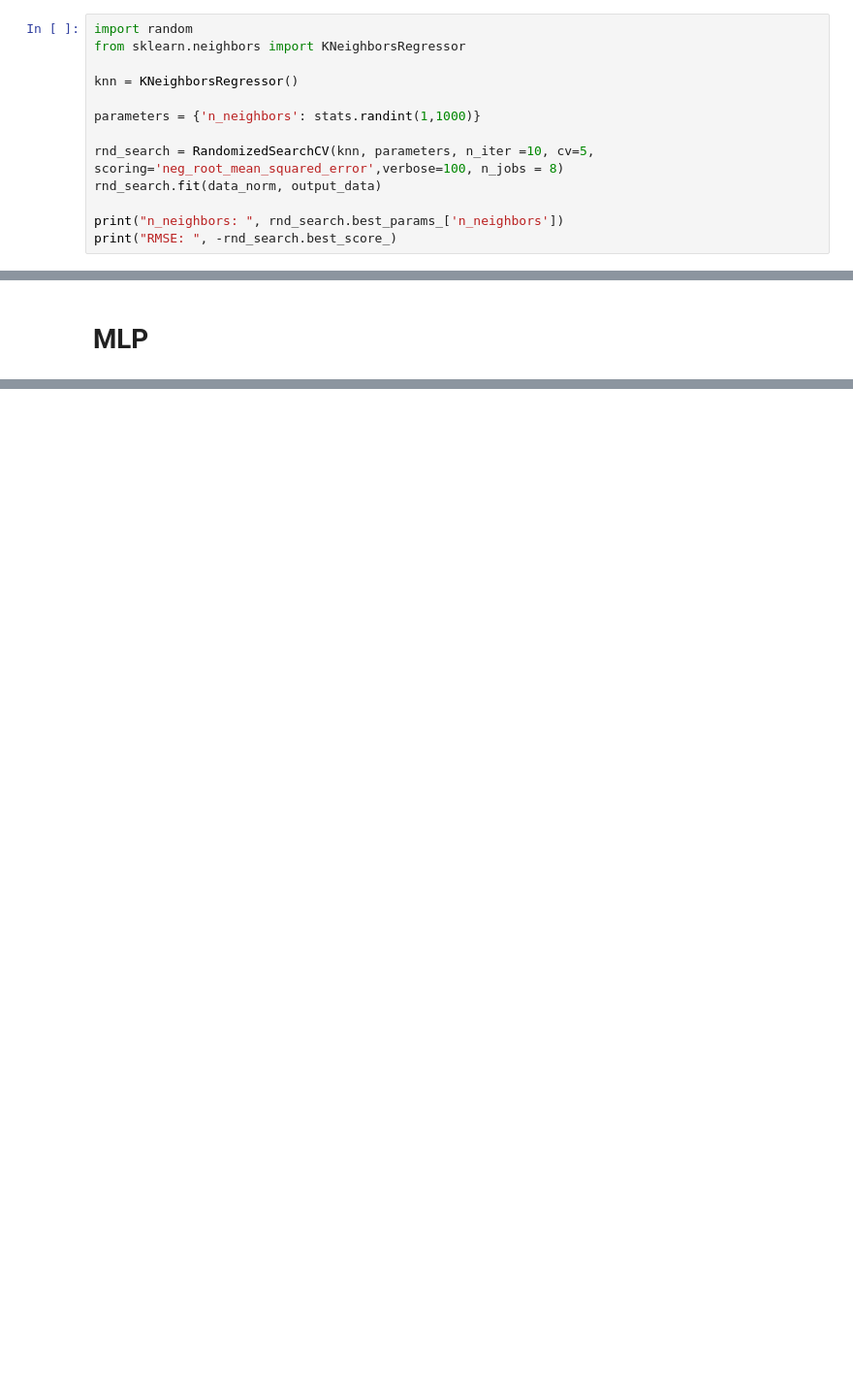
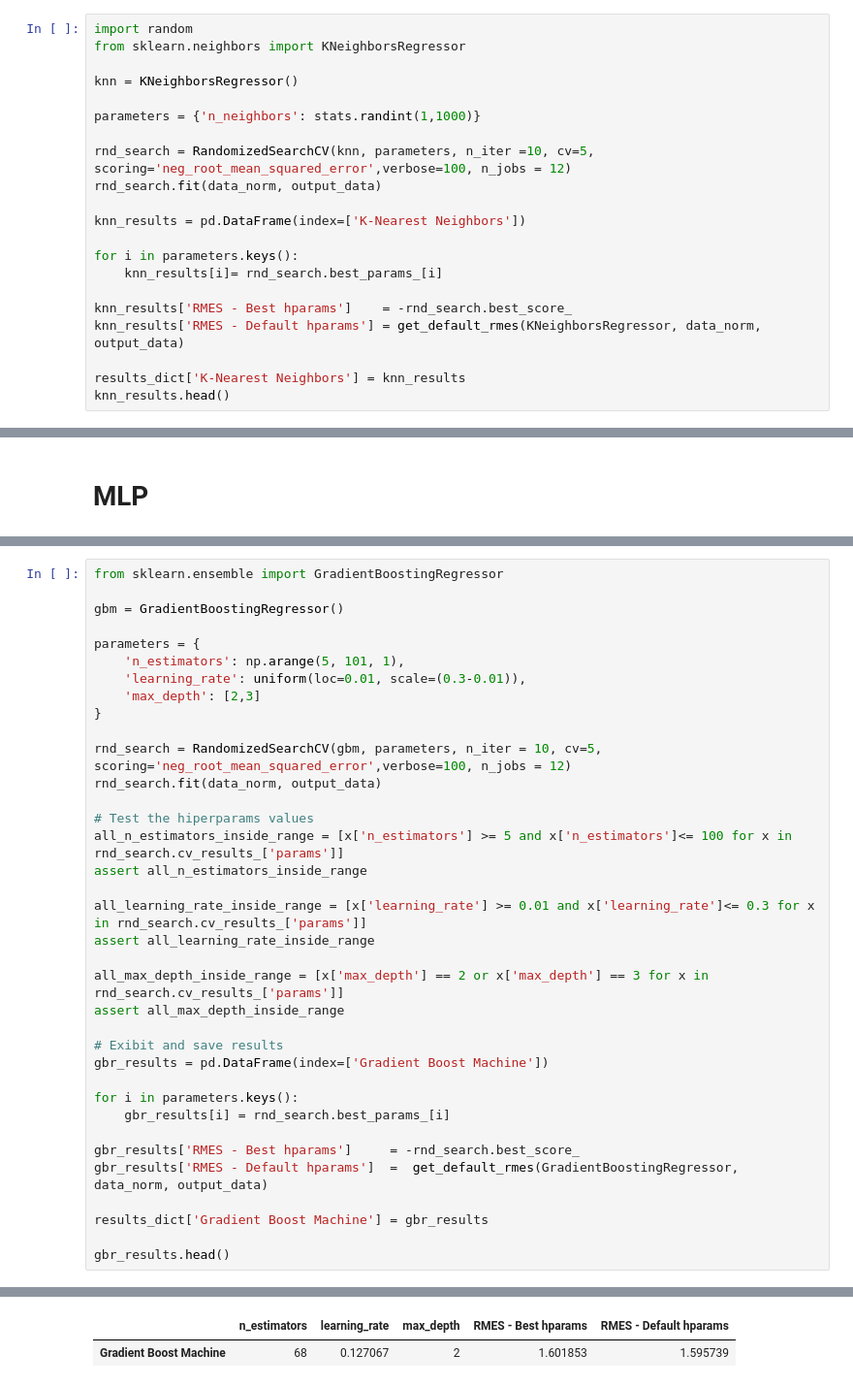
Before and after one commit to JorgeSantos18/MO432, a Jupyter notebook: Tarefa_2.ipynb, the cells around one changed output, grey strips where cells are left out. Shown: that part at 97% size. Cells and saved outputs as stored; diff of their text form; blank space fills up the shorter version.

```diff
--- a/Tarefa_2.ipynb
+++ b/Tarefa_2.ipynb
@@ -220,10 +240,18 @@ knn = KNeighborsRegressor()
 
 parameters = {'n_neighbors': stats.randint(1,1000)}
 
-rnd_search = RandomizedSearchCV(knn, parameters, n_iter =10, cv=5, scoring='neg_root_mean_squared_error',verbose=100, n_jobs = 8)
+rnd_search = RandomizedSearchCV(knn, parameters, n_iter =10, cv=5, scoring='neg_root_mean_squared_error',verbose=100, n_jobs = 12)
 rnd_search.fit(data_norm, output_data)
 
-print("n_neighbors: ", rnd_search.best_params_['n_neighbors'])
-print("RMSE: ", -rnd_search.best_score_)
+knn_results = pd.DataFrame(index=['K-Nearest Neighbors'])
+
+for i in parameters.keys():
+    knn_results[i]= rnd_search.best_params_[i]
+
+knn_results['RMES - Best hparams']    = -rnd_search.best_score_
+knn_results['RMES - Default hparams'] = get_default_rmes(KNeighborsRegressor, data_norm, output_data)
+
+results_dict['K-Nearest Neighbors'] = knn_results
+knn_results.head()
 # %% [output]
 Fitting 5 folds for each of 10 candidates, totalling 50 fits
@@ -280,0 +364,37 @@ array([ 5,  8, 11, 14, 17, 20])
+# %%
+from sklearn.ensemble import GradientBoostingRegressor
+
+gbm = GradientBoostingRegressor()
+
+parameters = {
+    'n_estimators': np.arange(5, 101, 1),
+    'learning_rate': uniform(loc=0.01, scale=(0.3-0.01)),
+    'max_depth': [2,3]
+}
+
+rnd_search = RandomizedSearchCV(gbm, parameters, n_iter = 10, cv=5, scoring='neg_root_mean_squared_error',verbose=100, n_jobs = 12)
+rnd_search.fit(data_norm, output_data)
+
+# Test the hiperparams values
+all_n_estimators_inside_range = [x['n_estimators'] >= 5 and x['n_estimators']<= 100 for x in rnd_search.cv_results_['params']]
+assert all_n_estimators_inside_range
+
+all_learning_rate_inside_range = [x['learning_rate'] >= 0.01 and x['learning_rate']<= 0.3 for x in rnd_search.cv_results_['params']]
+assert all_learning_rate_inside_range
+
+all_max_depth_inside_range = [x['max_depth'] == 2 or x['max_depth'] == 3 for x in rnd_search.cv_results_['params']]
+assert all_max_depth_inside_range
+
+# Exibit and save results
+gbr_results = pd.DataFrame(index=['Gradient Boost Machine'])
+
+for i in parameters.keys():
+    gbr_results[i] = rnd_search.best_params_[i]
+
+gbr_results['RMES - Best hparams']     = -rnd_search.best_score_
+gbr_results['RMES - Default hparams']  =  get_default_rmes(GradientBoostingRegressor, data_norm, output_data)
+
+results_dict['Gradient Boost Machine'] = gbr_results
+
+gbr_results.head()
+# %% [output]
@@ -280,0 +402,2 @@ array([ 5,  8, 11, 14, 17, 20])
+|  | n_estimators | learning_rate | max_depth | RMES - Best hparams | RMES - Default hparams |
+| Gradient Boost Machine | 68 | 0.127067 | 2 | 1.601853 | 1.595739 |
```
Also changed, not shown: parts of 21 cells of this notebook.
